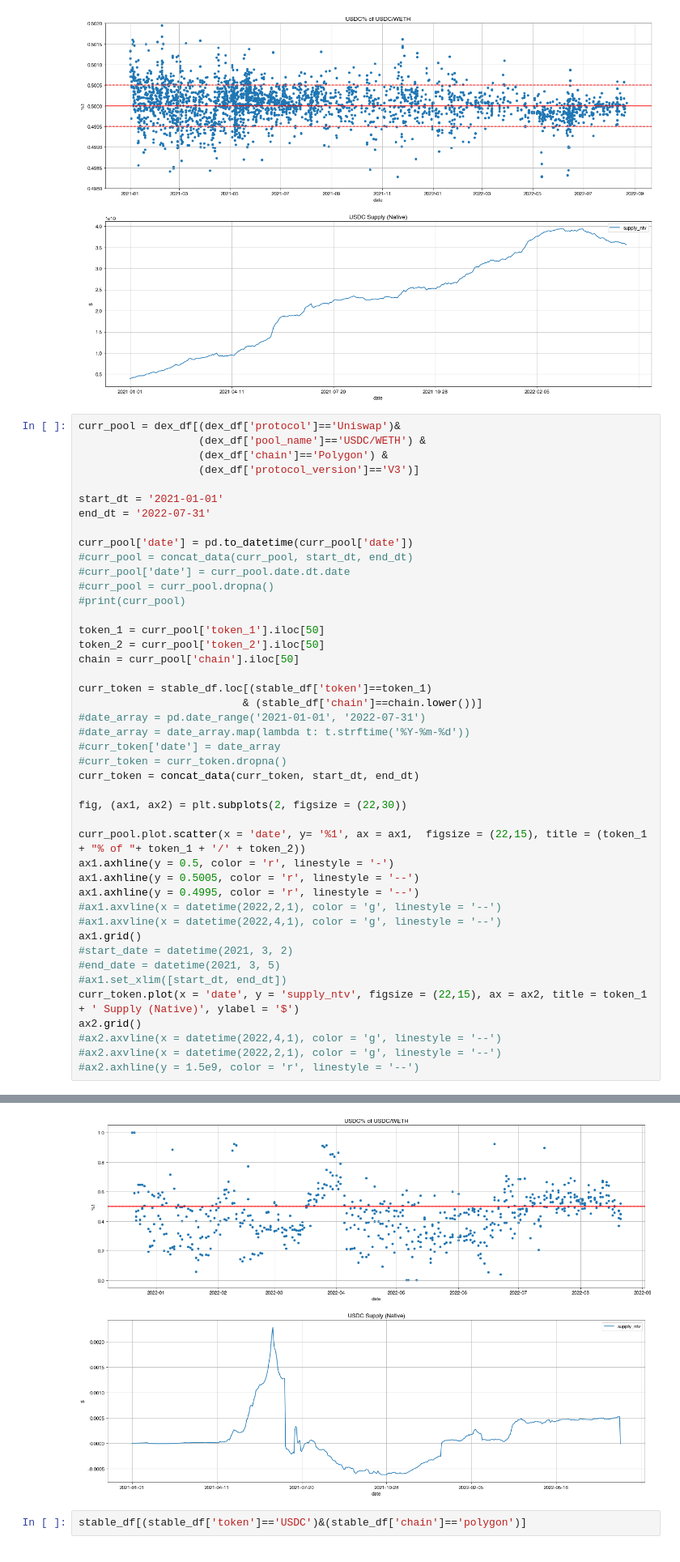
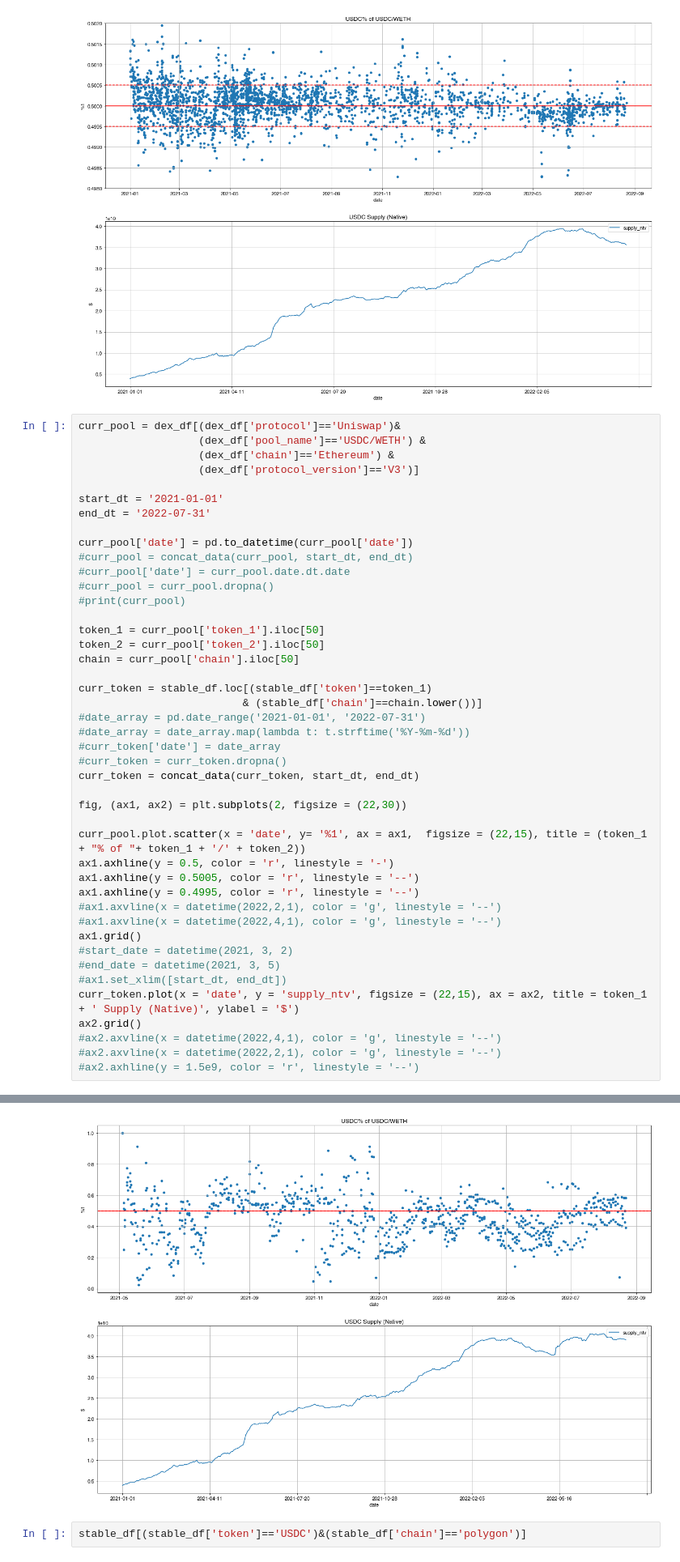
Before and after one commit to keroshanpillay/Stablecoin-Data-Project, a Jupyter notebook: Code/Historical_Analysis_V1.ipynb, the cells around one changed output, grey strips where cells are left out. Shown at 81% size. Saved outputs shown, nothing was run; the diff lists cells and outputs as text.

```diff
--- a/Code/Historical_Analysis_V1.ipynb
+++ b/Code/Historical_Analysis_V1.ipynb
@@ -515,7 +515,7 @@ See the caveats in the documentation: https://pandas.pydata.org/pandas-docs/stab
 # %%
 curr_pool = dex_df[(dex_df['protocol']=='Uniswap')&
                    (dex_df['pool_name']=='USDC/WETH') &
-                   (dex_df['chain']=='Polygon') &
+                   (dex_df['chain']=='Ethereum') &
                    (dex_df['protocol_version']=='V3')]
 
 start_dt = '2021-01-01'
@@ -535,34 +535,34 @@ curr_token = stable_df.loc[(stable_df['token']==token_1)
                           & (stable_df['chain']==chain.lower())]
 #date_array = pd.date_range('2021-01-01', '2022-07-31')
 #date_array = date_array.map(lambda t: t.strftime('%Y-%m-%d'))
 #curr_token['date'] = date_array
 #curr_token = curr_token.dropna()
 curr_token = concat_data(curr_token, start_dt, end_dt)
 
 fig, (ax1, ax2) = plt.subplots(2, figsize = (22,30))
 
 curr_pool.plot.scatter(x = 'date', y= '%1', ax = ax1,  figsize = (22,15), title = (token_1 + "% of "+ token_1 + '/' + token_2))
 ax1.axhline(y = 0.5, color = 'r', linestyle = '-')
 ax1.axhline(y = 0.5005, color = 'r', linestyle = '--')
 ax1.axhline(y = 0.4995, color = 'r', linestyle = '--')
 #ax1.axvline(x = datetime(2022,2,1), color = 'g', linestyle = '--')
 #ax1.axvline(x = datetime(2022,4,1), color = 'g', linestyle = '--')
 ax1.grid()
 #start_date = datetime(2021, 3, 2)
 #end_date = datetime(2021, 3, 5)
 #ax1.set_xlim([start_dt, end_dt])
 curr_token.plot(x = 'date', y = 'supply_ntv', figsize = (22,15), ax = ax2, title = token_1 + ' Supply (Native)', ylabel = '$')
 ax2.grid()
 #ax2.axvline(x = datetime(2022,4,1), color = 'g', linestyle = '--')
 #ax2.axvline(x = datetime(2022,2,1), color = 'g', linestyle = '--')
 #ax2.axhline(y = 1.5e9, color = 'r', linestyle = '--')
 # %% [output]
 A value is trying to be set on a copy of a slice from a DataFrame.
 Try using .loc[row_indexer,col_indexer] = value instead
 
 See the caveats in the documentation: https://pandas.pydata.org/pandas-docs/stable/user_guide/indexing.html#returning-a-view-versus-a-copy
   curr_pool['date'] = pd.to_datetime(curr_pool['date'])
-[figure, old version]
+[figure, new version]
 # %%
 stable_df[(stable_df['token']=='USDC')&(stable_df['chain']=='polygon')]
 # %% [output]
```
